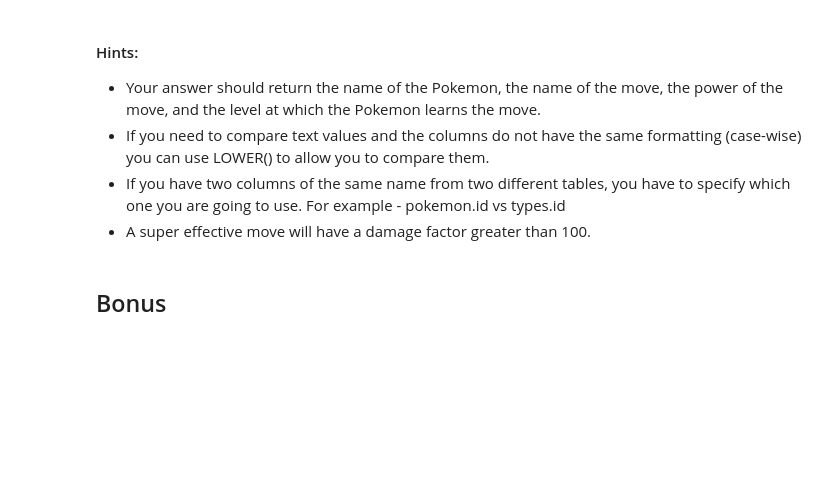
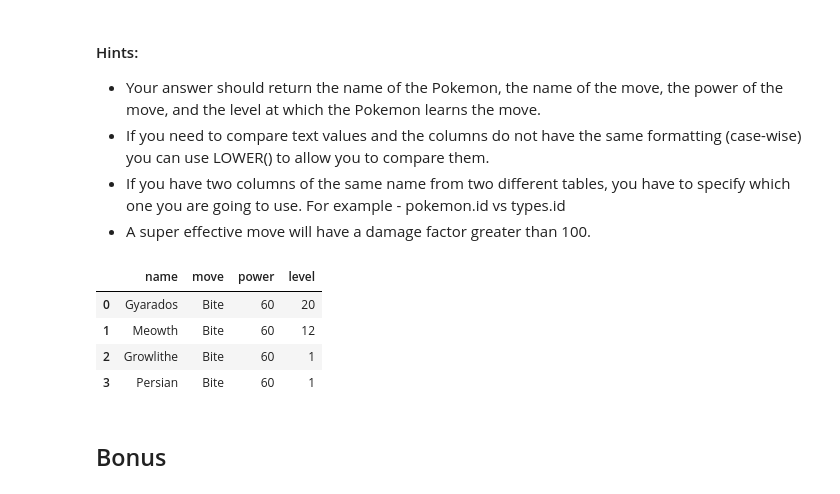
Before and after one commit to jpierreach/SQL-22, a Jupyter notebook: Data-Science-Lessons-master/Data-Science-Lessons-master/Mod 2/SQL/SQL Lesson - Students.ipynb, the cells around one changed output. Cells and saved outputs as stored; diff of their text form; code cells hidden in the pictures; blank space fills up the shorter version.

```diff
--- a/Data-Science-Lessons-master/Data-Science-Lessons-master/Mod 2/SQL/SQL Lesson - Students.ipynb
+++ b/Data-Science-Lessons-master/Data-Science-Lessons-master/Mod 2/SQL/SQL Lesson - Students.ipynb
@@ -282,6 +382,54 @@ OperationalError: database is locked
 - If you need to compare text values and the columns do not have the same formatting (case-wise) you can use LOWER() to allow you to compare them.
 - If you have two columns of the same name from two different tables, you have to specify which one you are going to use. For example - pokemon.id vs types.id
 - A super effective move will have a damage factor greater than 100.
+# %%
+cur.execute('''
+            SELECT name, move, power, level
+            FROM pokemon
+            JOIN learned_moves
+            ON pokemon.id = pokemon_id
+            JOIN types
+            ON type_id = types.id
+            JOIN weaknesses
+            ON attacking_type = types.id
+            WHERE defending_type IN (SELECT id
+                                     FROM types
+                                     WHERE identifier = 'psychic')
+            AND damage_factor = 200
+            AND LOWER(Type1) IN (SELECT identifier
+                                 FROM types
+                                 JOIN weaknesses
+                                 ON id = defending_type
+                                 WHERE damage_factor <=100
+                                 AND attacking_type = (SELECT id
+                                                       FROM types
+                                                       WHERE identifier = 'psychic')
+                                )
+            AND (LOWER(Type2) = 'none' OR LOWER(Type2) IN (SELECT identifier
+                                                           FROM types
+                                                           JOIN weaknesses
+                                                           ON id = defending_type
+                                                           WHERE damage_factor <= 100
+                                                           AND attacking_type = (SELECT id
+                                                                                 FROM types
+                                                                                 WHERE identifier = 'psyhcic')
+                                                            )
+                )
+            AND level <= 20
+            GROUP BY name
+            ORDER BY power DESC, level DESC
+            LIMIT 4
+            ''')
+
+df = pd.DataFrame(cur.fetchall())
+df.columns = [x[0] for x in cur.description]
+df
+# %% [output]
+|  | name | move | power | level |
+| 0 | Gyarados | Bite | 60 | 20 |
+| 1 | Meowth | Bite | 60 | 12 |
+| 2 | Growlithe | Bite | 60 | 1 |
+| 3 | Persian | Bite | 60 | 1 |
 # %% [markdown]
 ## Bonus
 # %% [markdown]
```
Also changed, not shown: parts of 9 cells of this notebook, 1 other file.
